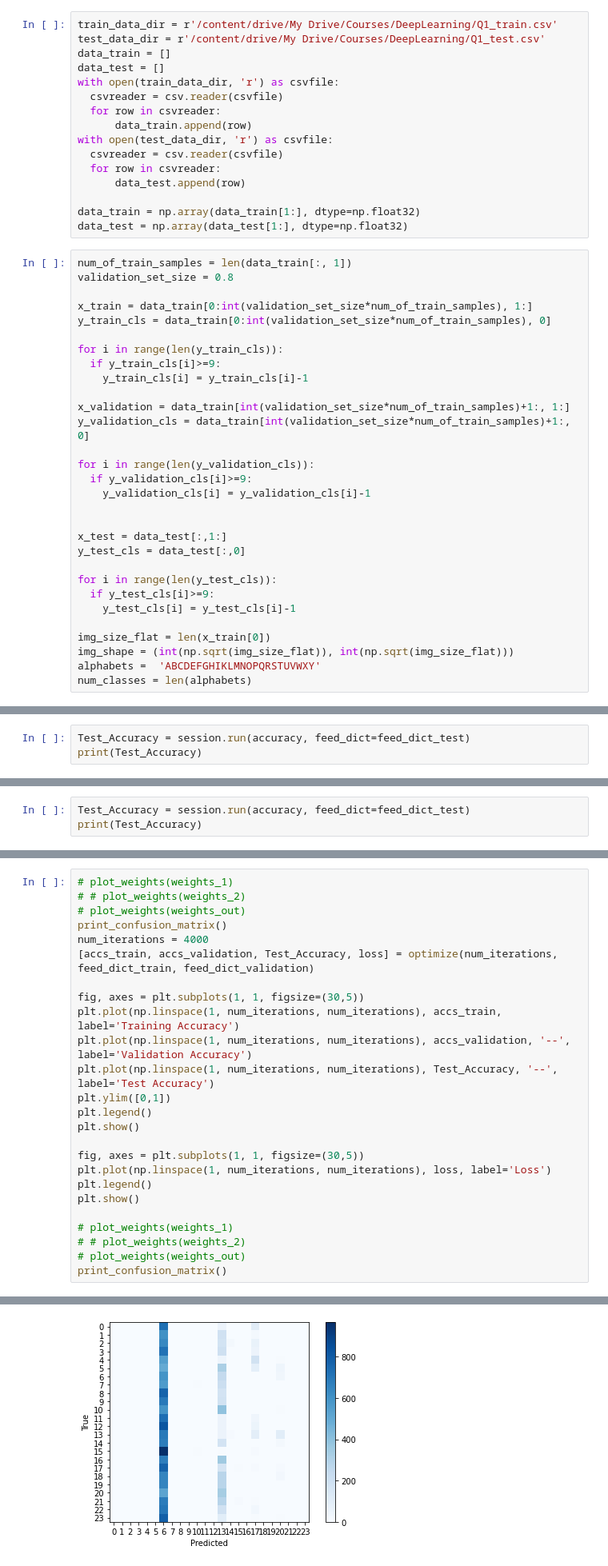
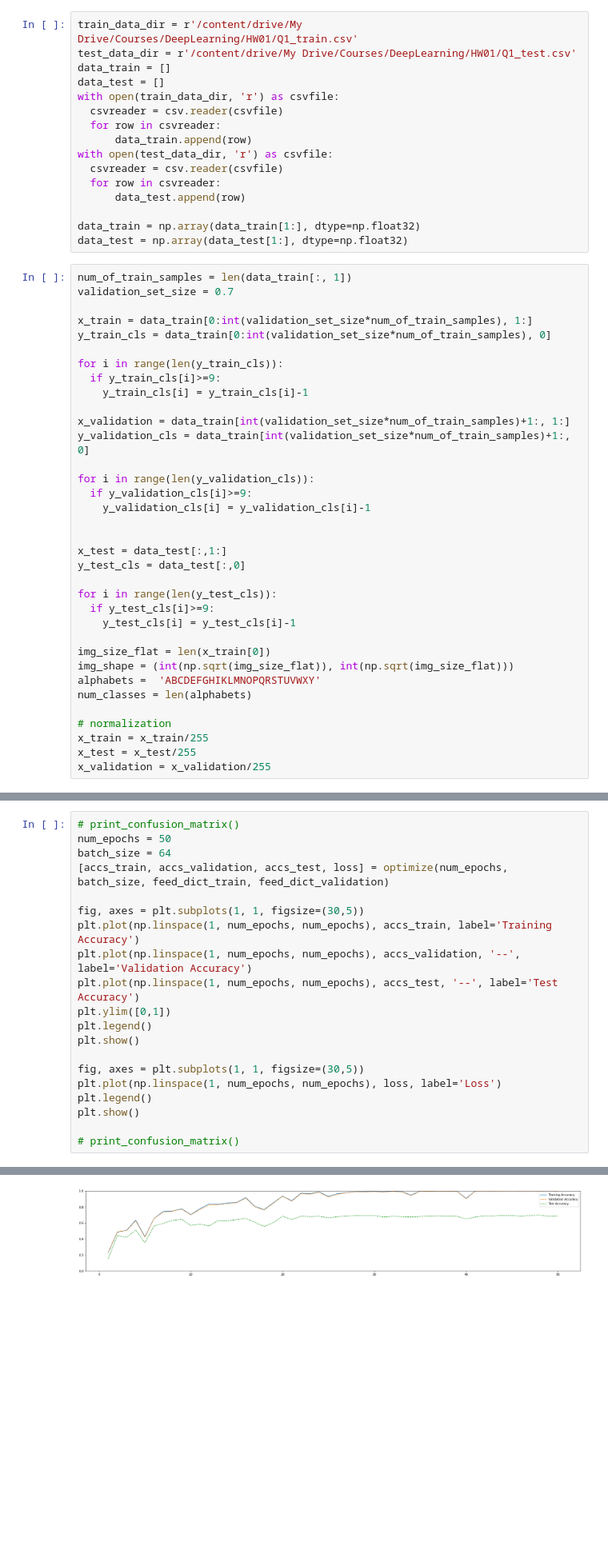
Before and after one commit to AminAlam/sign-language-Detector, a Jupyter notebook: Q01.ipynb, the cells around one changed output, grey strips where cells are left out. Shown at 80% size. Cells and saved outputs as stored; diff of their text form; blank space fills up the shorter version.

```diff
--- a/Q01.ipynb
+++ b/Q01.ipynb
@@ -23,8 +23,8 @@ Mounted at /content/drive
 # %% [markdown]
 ## Loading datas
 # %%
-train_data_dir = r'/content/drive/My Drive/Courses/DeepLearning/Q1_train.csv'
-test_data_dir = r'/content/drive/My Drive/Courses/DeepLearning/Q1_test.csv'
+train_data_dir = r'/content/drive/My Drive/Courses/DeepLearning/HW01/Q1_train.csv'
+test_data_dir = r'/content/drive/My Drive/Courses/DeepLearning/HW01/Q1_test.csv'
 data_train = []
 data_test = []
 with open(train_data_dir, 'r') as csvfile:
@@ -40,7 +40,7 @@ data_train = np.array(data_train[1:], dtype=np.float32)
 data_test = np.array(data_test[1:], dtype=np.float32)
 # %%
 num_of_train_samples = len(data_train[:, 1])
-validation_set_size = 0.8
+validation_set_size = 0.7
 
 x_train = data_train[0:int(validation_set_size*num_of_train_samples), 1:]
 y_train_cls = data_train[0:int(validation_set_size*num_of_train_samples), 0]
@@ -68,6 +68,11 @@ img_size_flat = len(x_train[0])
 img_shape = (int(np.sqrt(img_size_flat)), int(np.sqrt(img_size_flat)))
 alphabets =  'ABCDEFGHIKLMNOPQRSTUVWXY'
 num_classes = len(alphabets)
+
+# normalization
+x_train = x_train/255
+x_test = x_test/255
+x_validation = x_validation/255
 # %%
 enc = OneHotEncoder()
 y_train = enc.fit_transform(y_train_cls.reshape(-1, 1)).toarray()
@@ -237,3 +263,0 @@ print_confusion_matrix()
-# %%
-Test_Accuracy = session.run(accuracy, feed_dict=feed_dict_test)
-print(Test_Accuracy)
@@ -378,3 +358,0 @@ print_confusion_matrix()
-# %%
-Test_Accuracy = session.run(accuracy, feed_dict=feed_dict_test)
-print(Test_Accuracy)
@@ -494,26 +462,21 @@ def print_confusion_matrix():
 # %%
-# plot_weights(weights_1)
-# # plot_weights(weights_2)
-# plot_weights(weights_out)
-print_confusion_matrix()
-num_iterations = 4000
-[accs_train, accs_validation, Test_Accuracy, loss] = optimize(num_iterations, feed_dict_train, feed_dict_validation)
+# print_confusion_matrix()
+num_epochs = 50
+batch_size = 64
+[accs_train, accs_validation, accs_test, loss] = optimize(num_epochs, batch_size, feed_dict_train, feed_dict_validation)
 
 fig, axes = plt.subplots(1, 1, figsize=(30,5))
-plt.plot(np.linspace(1, num_iterations, num_iterations), accs_train, label='Training Accuracy')
-plt.plot(np.linspace(1, num_iterations, num_iterations), accs_validation, '--', label='Validation Accuracy')
-plt.plot(np.linspace(1, num_iterations, num_iterations), Test_Accuracy, '--', label='Test Accuracy')
+plt.plot(np.linspace(1, num_epochs, num_epochs), accs_train, label='Training Accuracy')
+plt.plot(np.linspace(1, num_epochs, num_epochs), accs_validation, '--', label='Validation Accuracy')
+plt.plot(np.linspace(1, num_epochs, num_epochs), accs_test, '--', label='Test Accuracy')
 plt.ylim([0,1])
 plt.legend()
 plt.show()
 
 fig, axes = plt.subplots(1, 1, figsize=(30,5))
-plt.plot(np.linspace(1, num_iterations, num_iterations), loss, label='Loss')
+plt.plot(np.linspace(1, num_epochs, num_epochs), loss, label='Loss')
 plt.legend()
 plt.show()
 
-# plot_weights(weights_1)
-# # plot_weights(weights_2)
-# plot_weights(weights_out)
-print_confusion_matrix()
+# print_confusion_matrix()
 # %% [output]
@@ -520 +500 @@ print_confusion_matrix()
-[figure, old version]
+[figure, new version]
```
Also changed, not shown: parts of 45 cells of this notebook.
